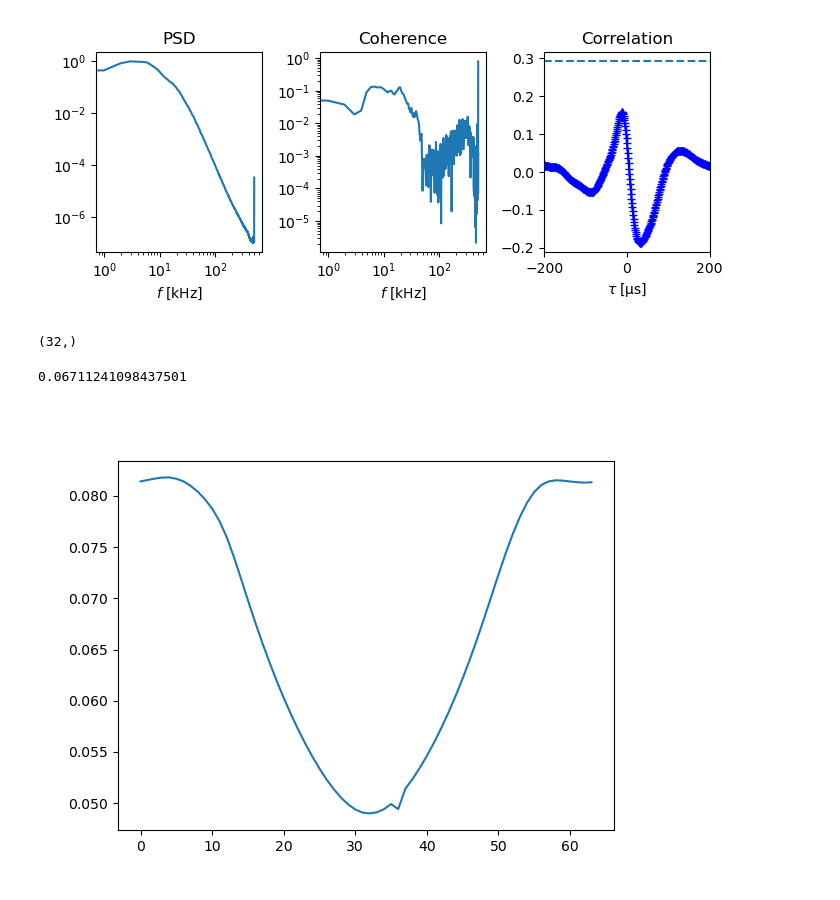
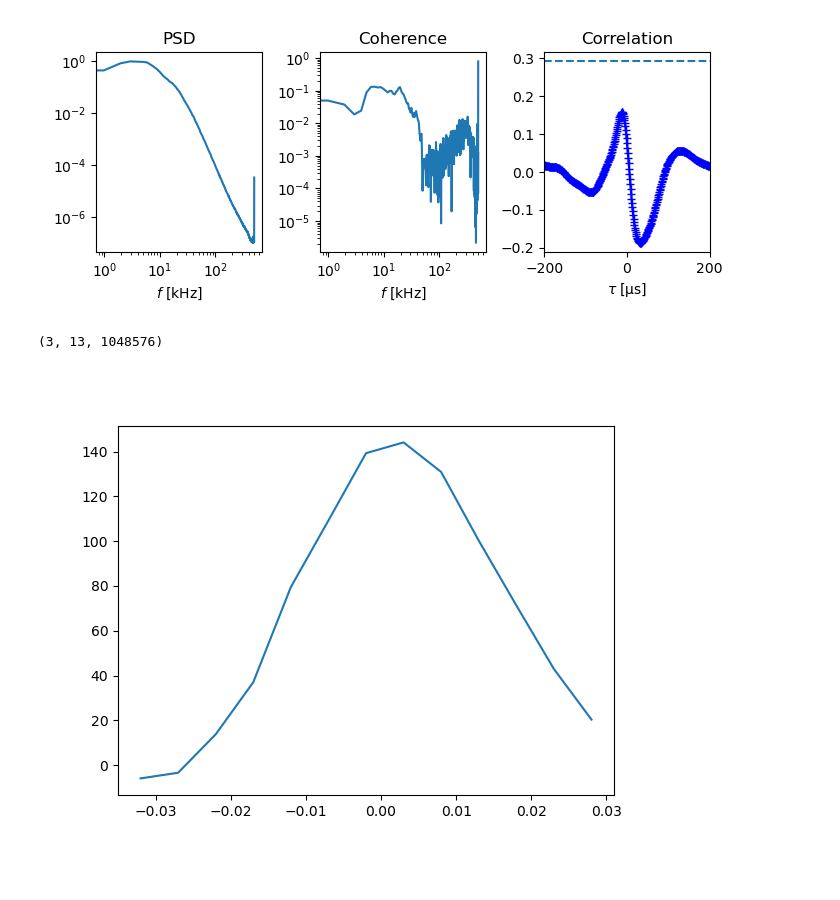
Before and after one commit to SaschaRienaecker/TJ-K, a Jupyter notebook: notebooks/Victor_version.ipynb, the cells around one changed output. Drawn from its saved outputs; the diff is of its cells as text; code cells hidden in the pictures.

```diff
--- a/notebooks/Victor_version.ipynb
+++ b/notebooks/Victor_version.ipynb
@@ -29,6 +30,7 @@ from spectr import get_tau_corr, Corr_profile, nperseg, plot_spec
 
 p_binary = datap / '20100920#007192/dat.npy'
 Datp = load_binary('poloidal')
+Datr = load_binary('radial')
 # %%
 dat0 = Datp[0, 0]
 dat1 = Datp[0, 1]
@@ -65,24 +84,33 @@ plt.tight_layout()
+# %%
+Datr.shape
+# %% [output]
+(3, 13, 1048576)
 # %%
-# compute a value proportional to the particle turbulent transport at a given time step and a given position
+# compute a value proportional to the poloidal particle turbulent transport at a given time step and a given position
 # Warning : three probes are needed for each measure, so the position is not accurate
-def turbulent_transport(position, Nt):
-    #position must be an integer between 0 and 31
-    ntilde = Datp[2*position+1, Nt] - np.mean(Datp[2*position+1, Nt])
+def poloidal_turbulent_transport(position, Nt, shot = 'poloidal'):
+    if shot == 'poloidal':
+        #position must be an integer between 0 and 31
+        ntilde = Datp[2*position+1, Nt] - np.mean(Datp[2*position+1, Nt])
 
-    if Nt == 0:
-        vtilde = (Datp[(2*position + 2)%64, Nt]- Datp[2*position, Nt]  - np.mean(Datp[(2*position + 2)%64, Nt] - Datp[2*position, Nt]) )/(2*dX*Bt_array_OPA[2*position])
+        if Nt == 0:
+            vtilde = (Datp[(2*position + 2)%64, Nt]- Datp[2*position, Nt]  - np.mean(Datp[(2*position + 2)%64, Nt] - Datp[2*position, Nt]) )/(2*dX*Bt_array_OPA[2*position])
 
-    Gamma = np.mean(ntilde*vtilde)
-
+        Gamma = np.mean(ntilde*vtilde)
+    elif shot == 'radial':
+        #position must be an integer between 0 and 12
+        ntilde = Datr[1, position,:] - np.mean(Datr[1, position,:])
+        vtilde = (Datr[2, position,:]- Datr[0, position,:]  - np.mean(Datr[2, position,:] - Datr[0, position,:]) )/(2*dZ*Bt)
+        Gamma = np.mean(ntilde*vtilde)
     return Gamma
-# %%
-theta_array_OPA[1 : 64:2].shape
-# %% [output]
-(32,)
-# %%
-plt.figure()
-plt.plot(Bt_array_OPA)
-print(np.mean(Bt_array_OPA))
-# %% [output]
-0.06711241098437501
-[figure, removed]
+# %%
+Gamma_rad = np.zeros(13)
+
+for position in range(13):
+    Gamma_rad[position] = poloidal_turbulent_transport(position, 0, 'radial')
+
+plt.figure()
+plt.plot(R, Gamma_rad)
+plt.show()
+# %% [output]
+[figure, added]
```
Also changed, not shown: parts of 27 cells of this notebook.
